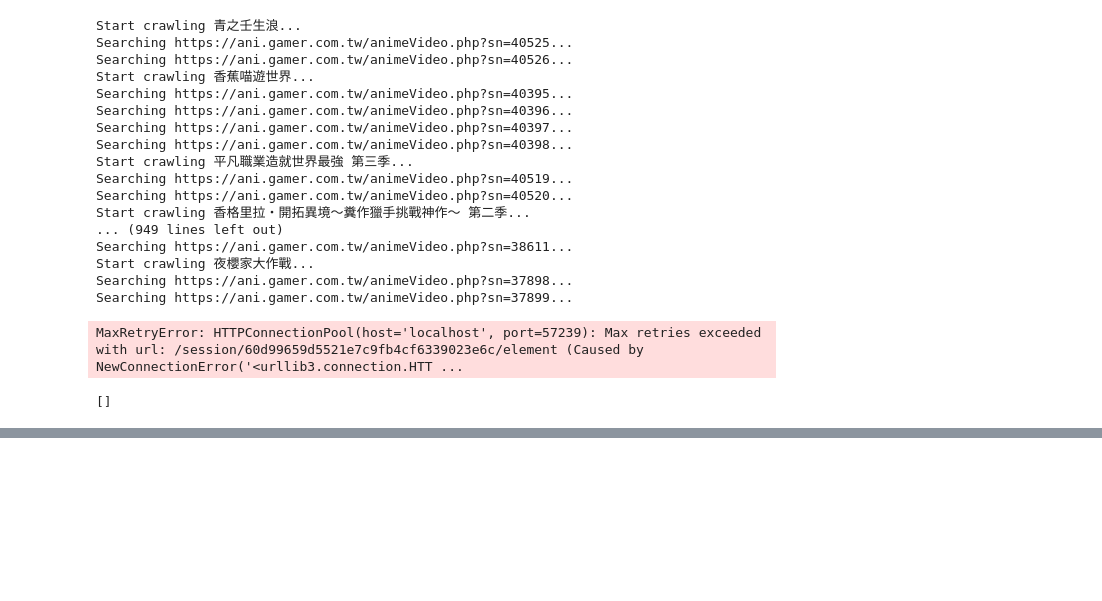
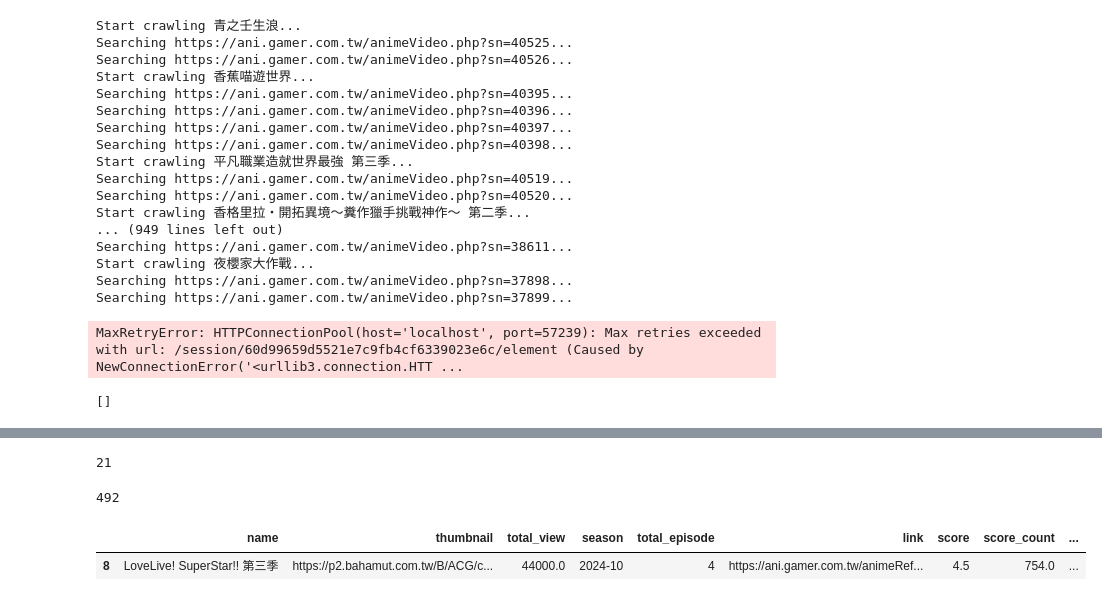
Before and after one commit to edward19978695/baha-anime-analysis, a Jupyter notebook: dev/web_crawl.ipynb, the cells around one changed output, grey strips where cells are left out. Drawn from its saved outputs; the diff is of its cells as text; code cells hidden in the pictures; blank space fills up the shorter version.

Commit message:
crawl episode level data and import to google sheet

```diff
--- a/dev/web_crawl.ipynb
+++ b/dev/web_crawl.ipynb
@@ -511,0 +567,4 @@ episode_links
+# %%
+int(comment_soup.select_one('h5').text.replace('則留言', '').strip())
+# %% [output]
+21
@@ -511,0 +580,11 @@ episode_links
+# %%
+danmu_count
+# %% [output]
+492
+# %%
+df = pd.read_csv('./data/all_anime.csv')
+# %%
+df[df['name'] == 'LoveLive! SuperStar!! 第三季']
+# %% [output]
+|  | name | thumbnail | total_view | season | total_episode | link | score | score_count | ... |
+| 8 | LoveLive! SuperStar!! 第三季 | https://p2.bahamut.com.tw/B/ACG/c... | 44000.0 | 2024-10 | 4 | https://ani.gamer.com.tw/animeRef... | 4.5 | 754.0 | ... |
```
Also changed, not shown: parts of 14 cells of this notebook, 4 other files.
